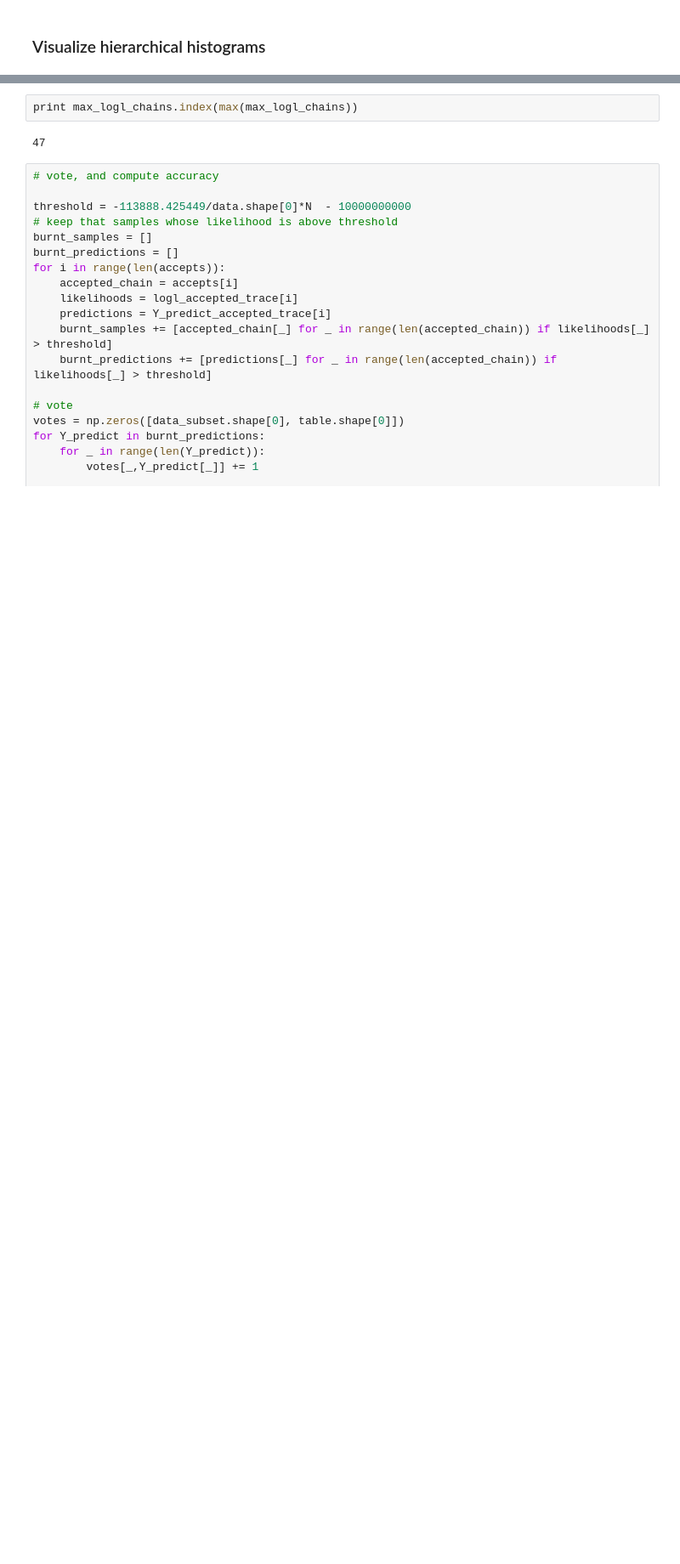
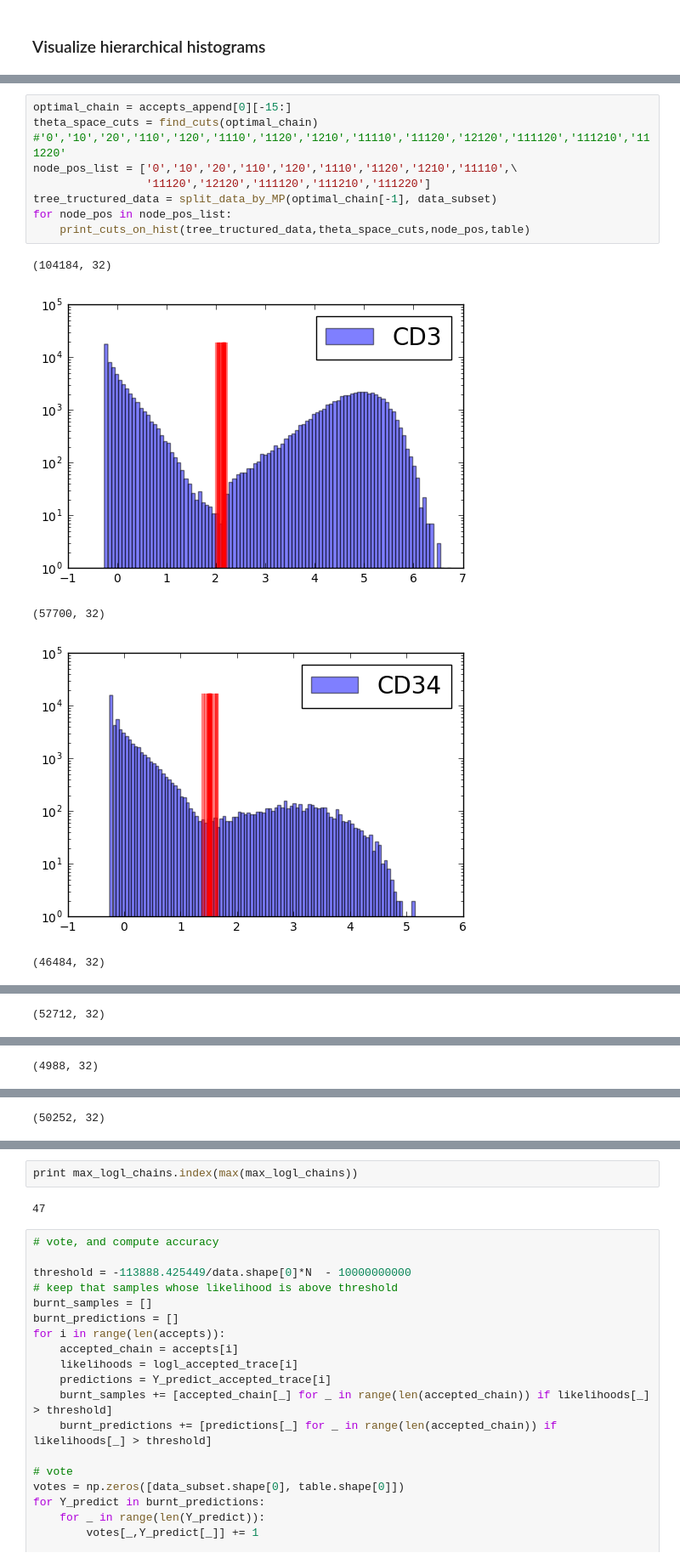
Before and after one commit to disiji/sandbox, a Jupyter notebook: fc_mondrian/Flow_Cytometry_Mondrian_Processes-AML-5k.ipynb, the cells around one changed output, grey strips where cells are left out. Shown at 85% size. Saved outputs shown, nothing was run; the diff lists cells and outputs as text; blank space fills up the shorter version.

```diff
--- a/fc_mondrian/Flow_Cytometry_Mondrian_Processes-AML-5k.ipynb
+++ b/fc_mondrian/Flow_Cytometry_Mondrian_Processes-AML-5k.ipynb
@@ -1173,0 +1215,15 @@ print theta_space_cuts
+# %%
+optimal_chain = accepts_append[0][-15:]
+theta_space_cuts = find_cuts(optimal_chain)
+#'0','10','20','110','120','1110','1120','1210','11110','11120','12120','111120','111210','111220'
+node_pos_list = ['0','10','20','110','120','1110','1120','1210','11110',\
+                 '11120','12120','111120','111210','111220']
+tree_tructured_data = split_data_by_MP(optimal_chain[-1], data_subset)
+for node_pos in node_pos_list:
+    print_cuts_on_hist(tree_tructured_data,theta_space_cuts,node_pos,table)
+# %% [output]
+(104184, 32)
+[figure, added]
+(57700, 32)
+[figure, added]
+(46484, 32)
@@ -1173,0 +1231 @@ print theta_space_cuts
+(52712, 32)
@@ -1173,0 +1233 @@ print theta_space_cuts
+(4988, 32)
@@ -1173,0 +1235 @@ print theta_space_cuts
+(50252, 32)
```
Also changed, not shown: parts of 18 cells of this notebook, 8 other files.
